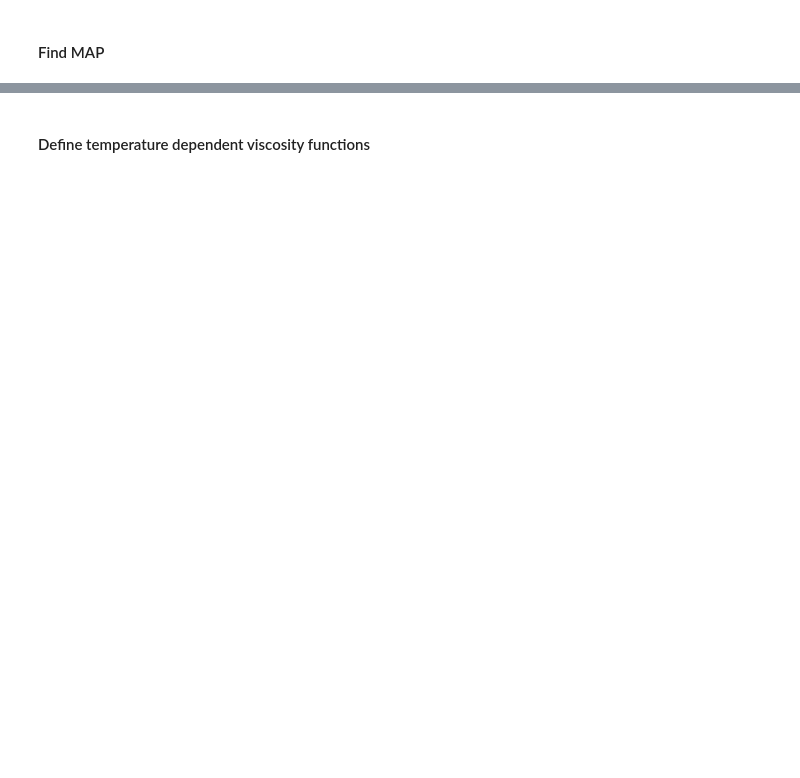
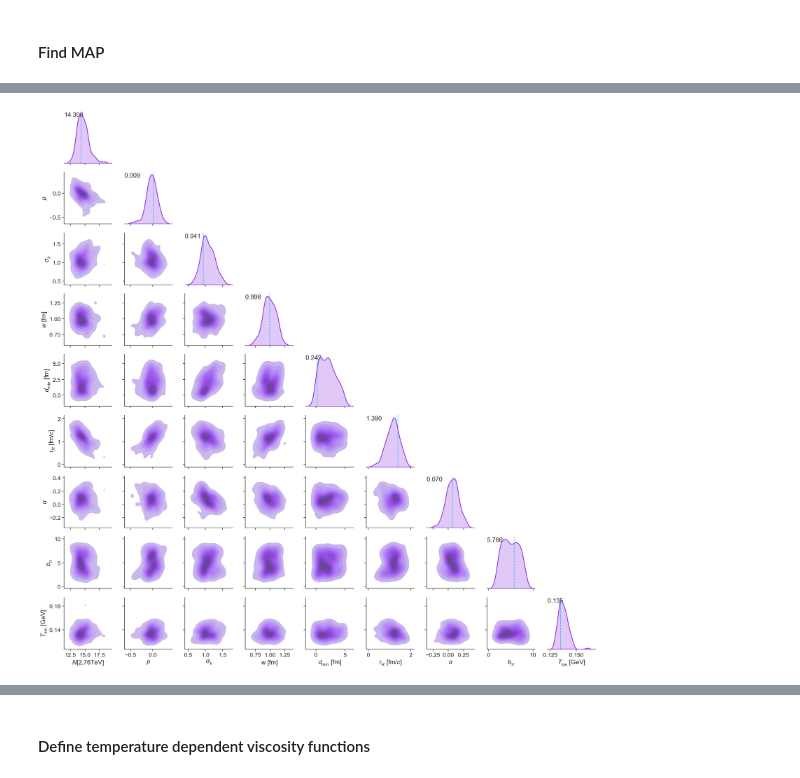
Before and after one commit to danOSU/QGP_Bayes, a Jupyter notebook: Bayesian Parameter Estimation for Relativistic Heavy Ion Physics.ipynb, the cells around one changed output, grey strips where cells are left out. Cells and saved outputs as stored; diff of their text form; code cells hidden in the pictures; blank space fills up the shorter version.

```diff
--- a/Bayesian Parameter Estimation for Relativistic Heavy Ion Physics.ipynb
+++ b/Bayesian Parameter Estimation for Relativistic Heavy Ion Physics.ipynb
@@ -145,6 +211,0 @@ We need access to the scaling transform involved in PCA for uncertainty propagat
-# %%
-# White actually multiply each PC by sqrt of n_samples-1
-pca_analysis = PCA(n_components=10, whiten=True, svd_solver='auto')
-pca_analysis.fit(SS.fit_transform(Y))
-scikit_pc_tf_data=pca_analysis.transform(SS.fit_transform(Y))
-print(f'Transformed data shape {scikit_pc_tf_data.shape}')
@@ -242,6 +536,6 @@ def predict_observables(model_parameters):
     mean=np.array(mean).reshape(1,-1)
     inverse_transformed_mean=mean @ inverse_tf_matrix + np.array(SS.mean_).reshape(1,-1)
     variance_matrix=np.diag(np.array(variance).flatten())
-    A_p=np.abs(inverse_tf_matrix)
+    A_p=inverse_tf_matrix
     inverse_transformed_variance=np.einsum('ik,kl,lj-> ij', A_p.T, variance_matrix, A_p, optimize=False)
     return inverse_transformed_mean, inverse_transformed_variance
@@ -332,5 +626,17 @@ def log_posterior(model_parameters):
     total_var=var + exp_var
     #only_diagonal=np.diag(total_var.diagonal())
     return log_prior(model_parameters) + mvn_loglike(delta_y,total_var)
+# %%
+# Covariance truncation error from PC is not yet included
+def log_like(model_parameters):
+    mn,var=predict_observables(model_parameters)
+    delta_y=mn-y_exp.reshape(1,-1)
+    delta_y=delta_y.flatten()
+
+    exp_var=np.diag(y_exp_variance)
+
+    total_var=var + exp_var
+    #only_diagonal=np.diag(total_var.diagonal())
+    return mvn_loglike(delta_y,total_var)
 # %%
 #log_posterior(MAP_params['Pb-Pb-2760'])
@@ -416,0 +731,6 @@ map_values_saved = np.array([14.0139395 ,  0.01907986,  0.99684969,  1.00082965,
+# %%
+map_values_saved = np.array([ 1.43084321e+01, 8.51008023e-03, 9.41234451e-01, 9.97949538e-01
+  ,2.41892020e-01 , 1.38963776e+00 , 7.02342164e-02 , 2.27110367e-01
+ ,-1.01966830e-01, -3.53567209e-01 , 1.33301368e-01 , 1.13638421e-01
+  ,1.88569996e-01 , 1.08392032e-01 , 6.00537669e-02 , 5.76620758e+00
+  ,1.35064848e-01])
@@ -421,21 +759,26 @@ sns.color_palette('bright')
 # %%
 sns.set_context("notebook", font_scale=1.5)
 sns.set_style("ticks")
 map_parameters=map_values_saved.flatten()
+n_samples_prior = 100000
+prune = 1000
+#map_parameters = rslt.x
 sns.set_palette('bright')
 observables_to_plot=[0, 1, 2 ,3 , 4, 5, 6, 15, 16]
-g = sns.PairGrid(samples_df.iloc[:,observables_to_plot], corner=True, diag_sharey=False)
-g.map_lower(sns.histplot, bins=40, color=sns.color_palette()[4])
+g = sns.PairGrid(samples_df.iloc[0:n_samples_prior:prune,observables_to_plot], corner=True, diag_sharey=False)
+g.map_lower(sns.kdeplot, color=sns.color_palette()[4], fill=True)
 #g.map_upper(sns.kdeplot, shade=True, color=sns.color_palette()[0])
-g.map_diag(sns.kdeplot, linewidth=2, shade=True, color=sns.color_palette()[9])
+g.map_diag(sns.kdeplot, linewidth=2, shade=True, color=sns.color_palette()[4])
 for n,i in enumerate(observables_to_plot):
     ax=g.axes[n][n]
     ax.axvline(x=map_parameters[i], ls='--', c=sns.color_palette()[9])
     ax.text(0,0.9,s= f'{map_parameters[i]:.3f}', transform=ax.transAxes)
 
 plt.tight_layout()
 save_fig(name+"partial")
 plt.show()
+# %% [output]
+[figure, added]
 # %%
 sns.set_context("notebook", font_scale=1.5)
 sns.set_style("ticks")
```
Also changed, not shown: parts of 70 cells of this notebook, 12 other files.
